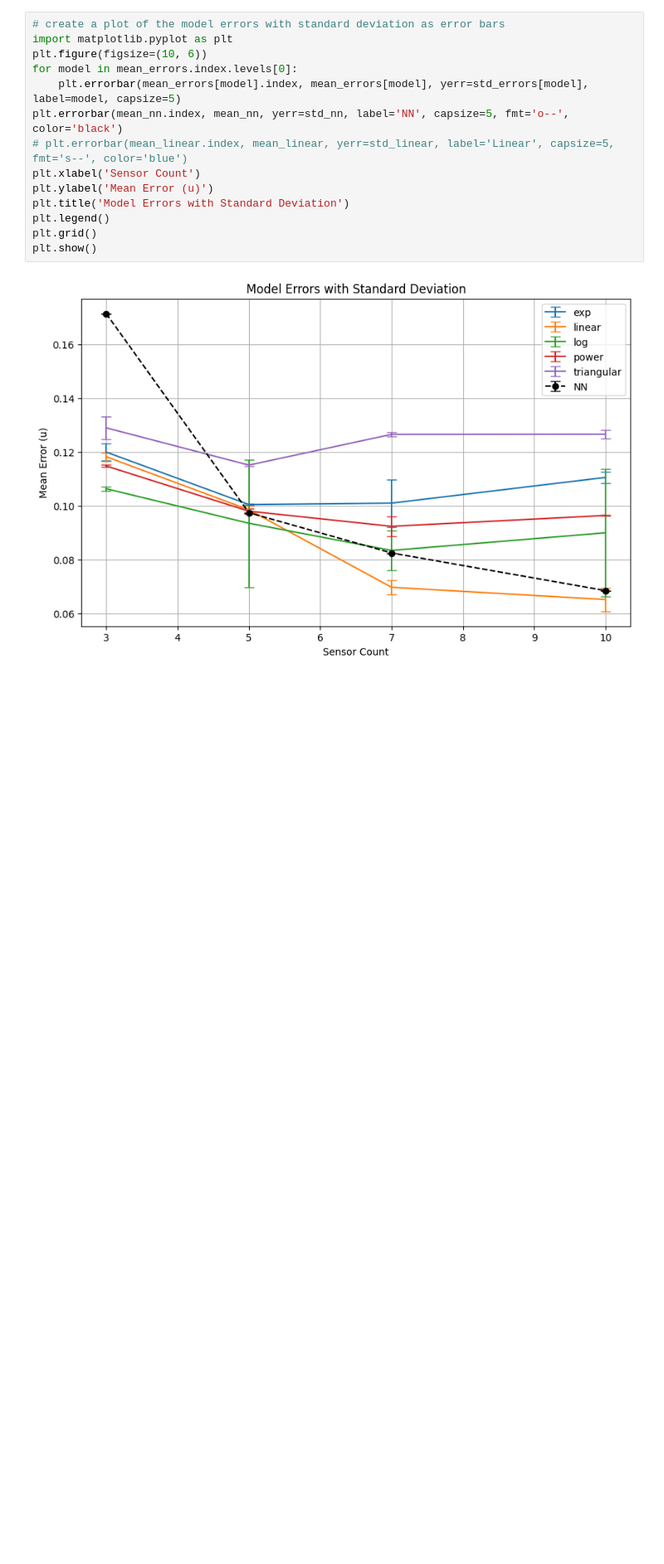
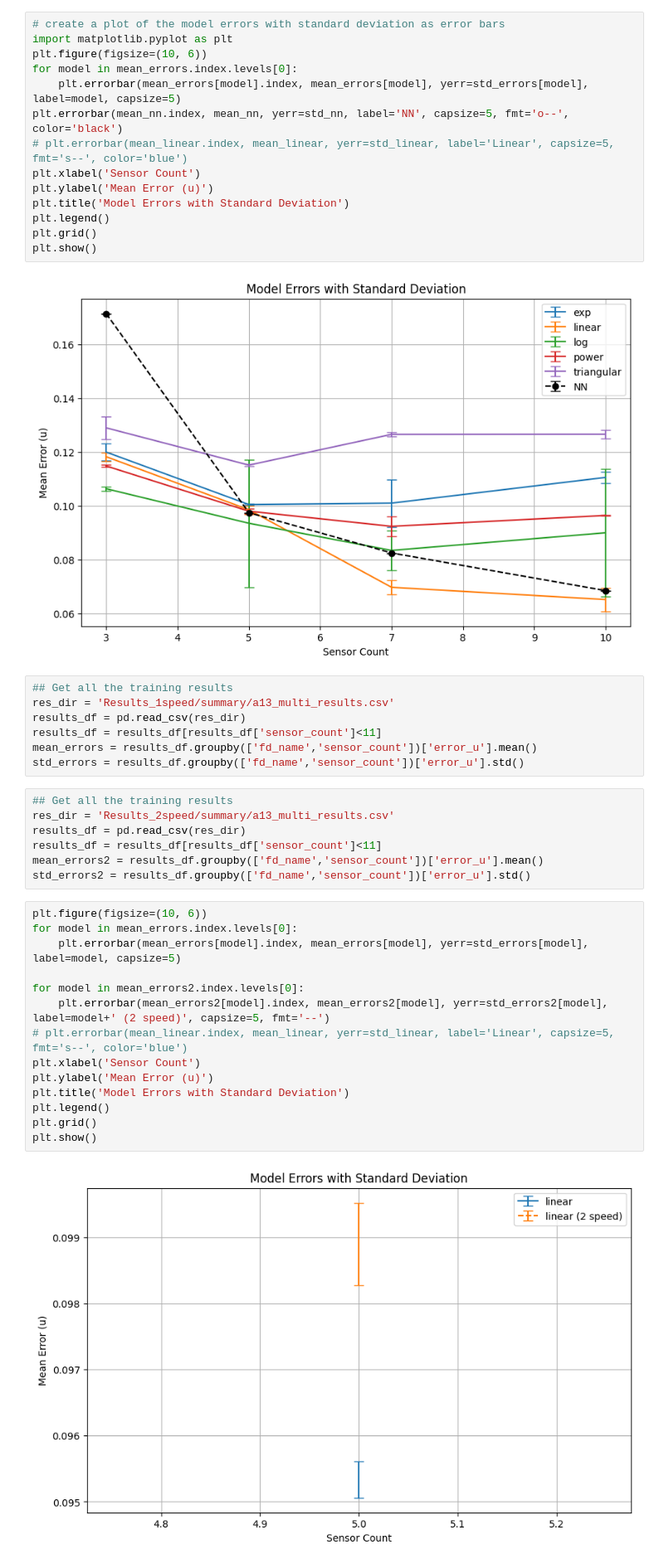
Before and after one commit to WaimenMak/PIDL, a Jupyter notebook: utils/plots.ipynb, the cells around one changed output. Shown at 83% size. Drawn from its saved outputs; the diff is of its cells as text; blank space fills up the shorter version.

```diff
--- a/utils/plots.ipynb
+++ b/utils/plots.ipynb
@@ -79,3 +79,33 @@ plt.grid()
 plt.show()
 # %% [output]
 [figure]
+# %%
+## Get all the training results
+res_dir = 'Results_1speed/summary/a13_multi_results.csv'
+results_df = pd.read_csv(res_dir)
+results_df = results_df[results_df['sensor_count']<11]
+mean_errors = results_df.groupby(['fd_name','sensor_count'])['error_u'].mean()
+std_errors = results_df.groupby(['fd_name','sensor_count'])['error_u'].std()
+# %%
+## Get all the training results
+res_dir = 'Results_2speed/summary/a13_multi_results.csv'
+results_df = pd.read_csv(res_dir)
+results_df = results_df[results_df['sensor_count']<11]
+mean_errors2 = results_df.groupby(['fd_name','sensor_count'])['error_u'].mean()
+std_errors2 = results_df.groupby(['fd_name','sensor_count'])['error_u'].std()
+# %%
+plt.figure(figsize=(10, 6))
+for model in mean_errors.index.levels[0]:
+    plt.errorbar(mean_errors[model].index, mean_errors[model], yerr=std_errors[model], label=model, capsize=5)
+
+for model in mean_errors2.index.levels[0]:
+    plt.errorbar(mean_errors2[model].index, mean_errors2[model], yerr=std_errors2[model], label=model+' (2 speed)', capsize=5, fmt='--')
+# plt.errorbar(mean_linear.index, mean_linear, yerr=std_linear, label='Linear', capsize=5, fmt='s--', color='blue')
+plt.xlabel('Sensor Count')
+plt.ylabel('Mean Error (u)')
+plt.title('Model Errors with Standard Deviation')
+plt.legend()
+plt.grid()
+plt.show()
+# %% [output]
+[figure, added]
```
Also changed, not shown: parts of 24 cells of this notebook, 5 other files.
